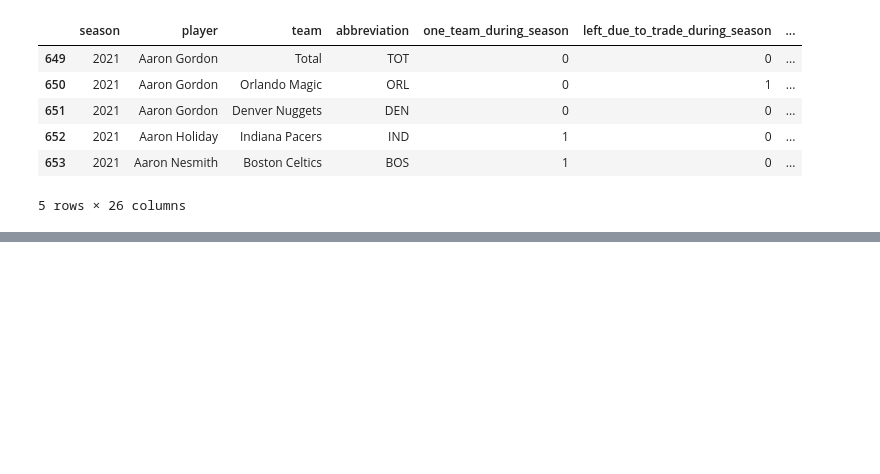
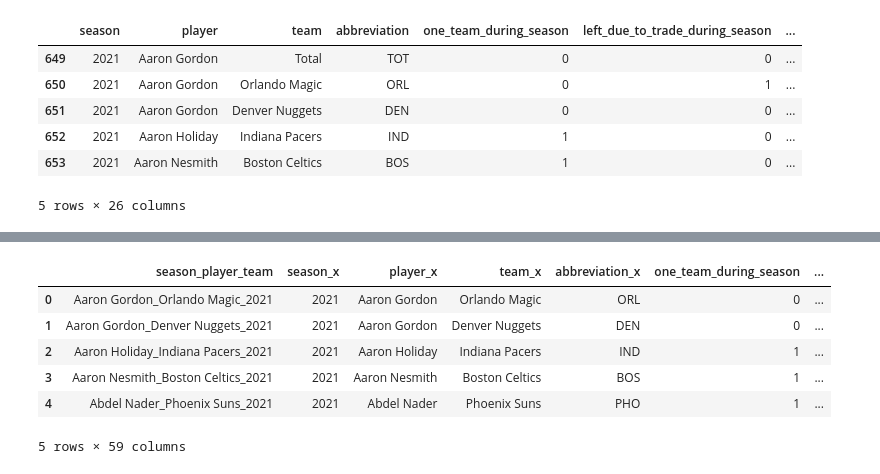
Before and after one commit to civond/NBA-Analysis, a Jupyter notebook: nba_players_teams.ipynb, the cells around one changed output, grey strips where cells are left out. Cells and saved outputs as stored; diff of their text form; code cells hidden in the pictures; blank space fills up the shorter version.

```diff
--- a/nba_players_teams.ipynb
+++ b/nba_players_teams.ipynb
@@ -714,0 +844,12 @@ player_totals_filtered_df.to_csv("resources/player_totals_filtered.csv", sep=','
+# %%
+merged_df['season_team'] = (merged_df['corrected_team'] + '_'
++ merged_df['season_x'].map(str))
+merged_df.head()
+# %% [output]
+|  | season_player_team | season_x | player_x | team_x | abbreviation_x | one_team_during_season | ... |
+| 0 | Aaron Gordon_Orlando Magic_2021 | 2021 | Aaron Gordon | Orlando Magic | ORL | 0 | ... |
+| 1 | Aaron Gordon_Denver Nuggets_2021 | 2021 | Aaron Gordon | Denver Nuggets | DEN | 0 | ... |
+| 2 | Aaron Holiday_Indiana Pacers_2021 | 2021 | Aaron Holiday | Indiana Pacers | IND | 1 | ... |
+| 3 | Aaron Nesmith_Boston Celtics_2021 | 2021 | Aaron Nesmith | Boston Celtics | BOS | 1 | ... |
+| 4 | Abdel Nader_Phoenix Suns_2021 | 2021 | Abdel Nader | Phoenix Suns | PHO | 1 | ... |
+5 rows × 59 columns
```
Also changed, not shown: parts of 57 cells of this notebook, 3 other files.
